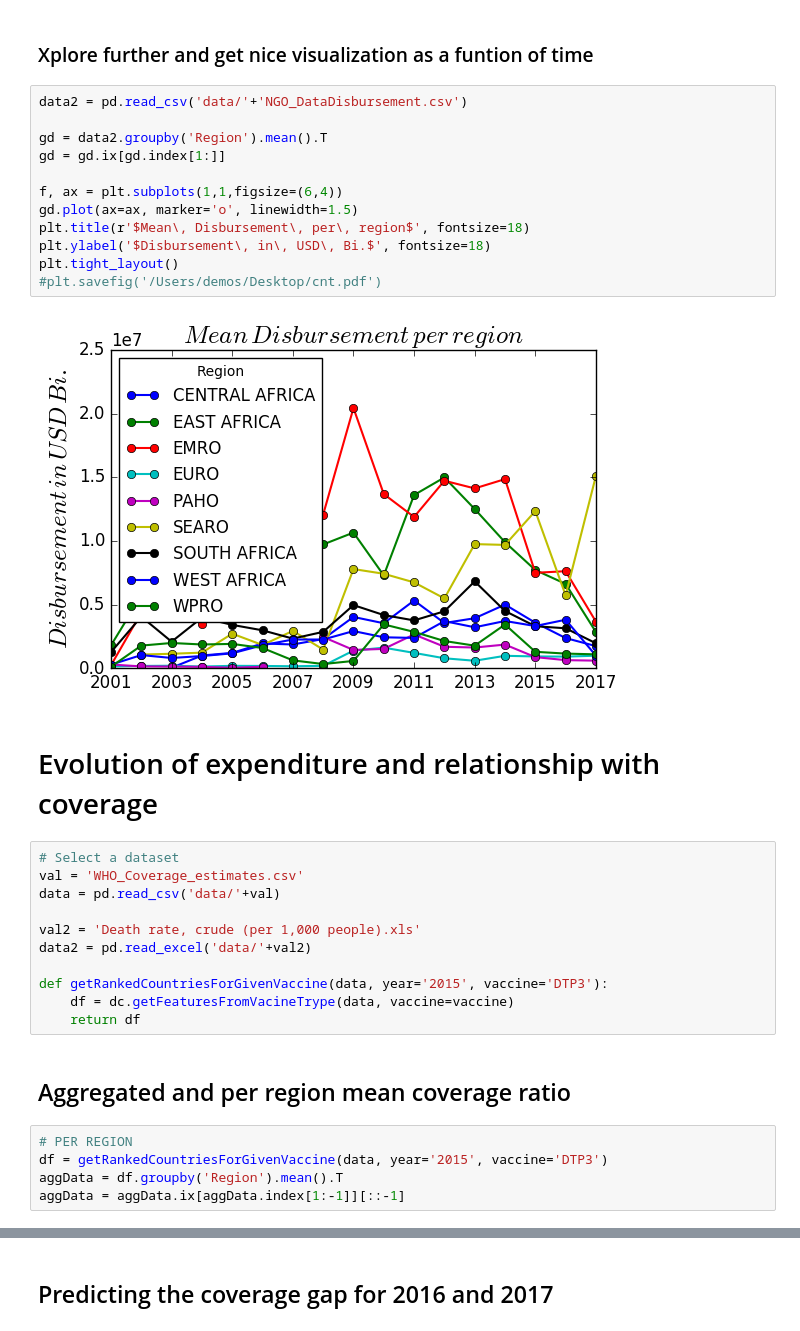
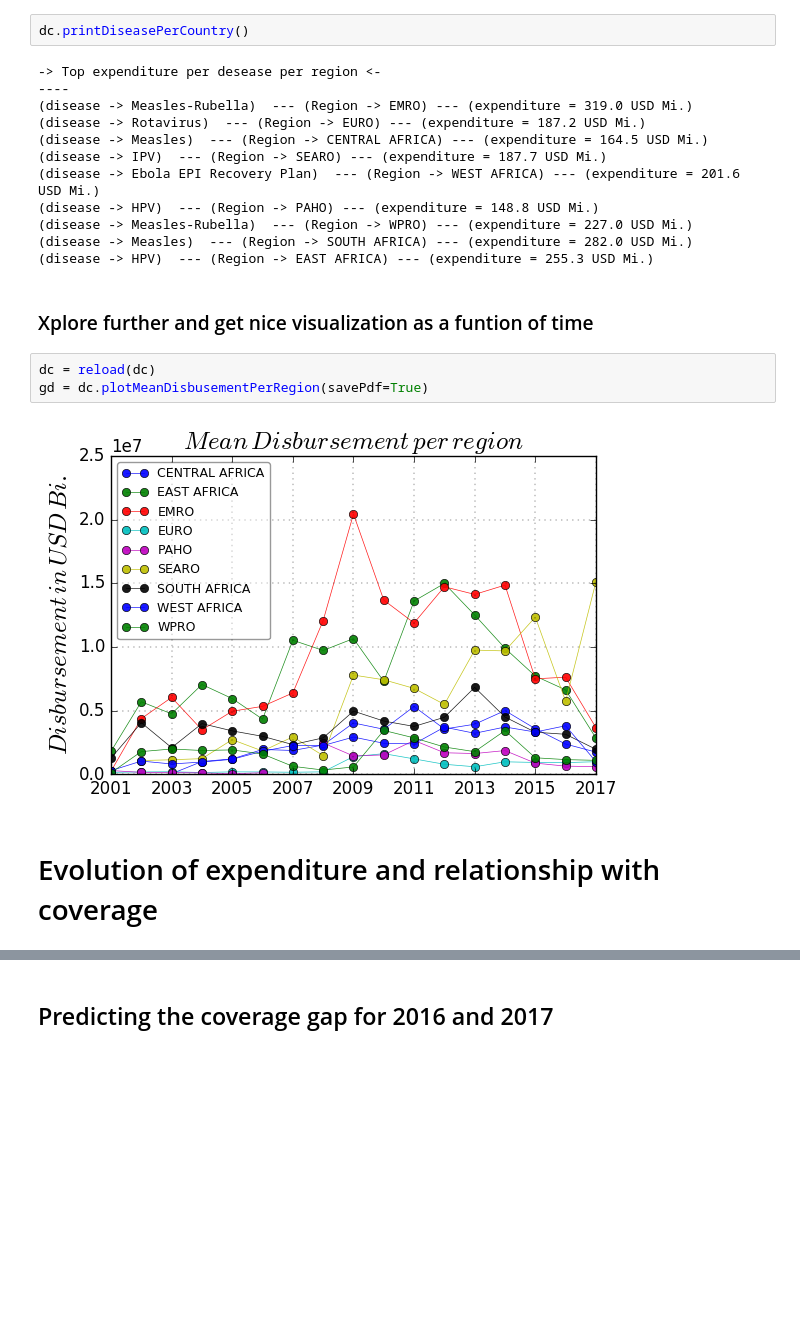
Before and after one commit to demosgill/deloitte_hack, a Jupyter notebook: V2 - Clean Functions .ipynb, the cells around one changed output, grey strips where cells are left out. Saved outputs shown, nothing was run; the diff lists cells and outputs as text; blank space fills up the shorter version.

```diff
--- a/V2 - Clean Functions .ipynb
+++ b/V2 - Clean Functions .ipynb
@@ -53,36 +24,23 @@ for i in range(len(DF.columns)):
+# %%
+dc.printDiseasePerCountry()
+# %% [output]
+-> Top expenditure per desease per region <-
+----
+(disease -> Measles-Rubella)  --- (Region -> EMRO) --- (expenditure = 319.0 USD Mi.)
+(disease -> Rotavirus)  --- (Region -> EURO) --- (expenditure = 187.2 USD Mi.)
+(disease -> Measles)  --- (Region -> CENTRAL AFRICA) --- (expenditure = 164.5 USD Mi.)
+(disease -> IPV)  --- (Region -> SEARO) --- (expenditure = 187.7 USD Mi.)
+(disease -> Ebola EPI Recovery Plan)  --- (Region -> WEST AFRICA) --- (expenditure = 201.6 USD Mi.)
+(disease -> HPV)  --- (Region -> PAHO) --- (expenditure = 148.8 USD Mi.)
+(disease -> Measles-Rubella)  --- (Region -> WPRO) --- (expenditure = 227.0 USD Mi.)
+(disease -> Measles)  --- (Region -> SOUTH AFRICA) --- (expenditure = 282.0 USD Mi.)
+(disease -> HPV)  --- (Region -> EAST AFRICA) --- (expenditure = 255.3 USD Mi.)
 # %% [markdown]
 ### Xplore further and get nice visualization as a funtion of time
-# %%
-data2 = pd.read_csv('data/'+'NGO_DataDisbursement.csv')
-
-gd = data2.groupby('Region').mean().T
-gd = gd.ix[gd.index[1:]]
-
-f, ax = plt.subplots(1,1,figsize=(6,4))
-gd.plot(ax=ax, marker='o', linewidth=1.5)
-plt.title(r'$Mean\, Disbursement\, per\, region$', fontsize=18)
-plt.ylabel('$Disbursement\, in\, USD\, Bi.$', fontsize=18)
-plt.tight_layout()
-#plt.savefig('/Users/demos/Desktop/cnt.pdf')
-# %% [output]
-[figure, removed]
+# %%
+dc = reload(dc)
+gd = dc.plotMeanDisbusementPerRegion(savePdf=True)
+# %% [output]
+[figure, added]
 # %% [markdown]
 # Evolution of expenditure and relationship with coverage
-# %%
-# Select a dataset
-val = 'WHO_Coverage_estimates.csv'
-data = pd.read_csv('data/'+val)
-
-val2 = 'Death rate, crude (per 1,000 people).xls'
-data2 = pd.read_excel('data/'+val2)
-
-def getRankedCountriesForGivenVaccine(data, year='2015', vaccine='DTP3'):
-    df = dc.getFeaturesFromVacineTrype(data, vaccine=vaccine)
-    return df
-# %% [markdown]
-## Aggregated and per region mean coverage ratio
-# %%
-# PER REGION
-df = getRankedCountriesForGivenVaccine(data, year='2015', vaccine='DTP3')
-aggData = df.groupby('Region').mean().T
-aggData = aggData.ix[aggData.index[1:-1]][::-1]
```
Also changed, not shown: parts of 17 cells of this notebook, 1 other file.
